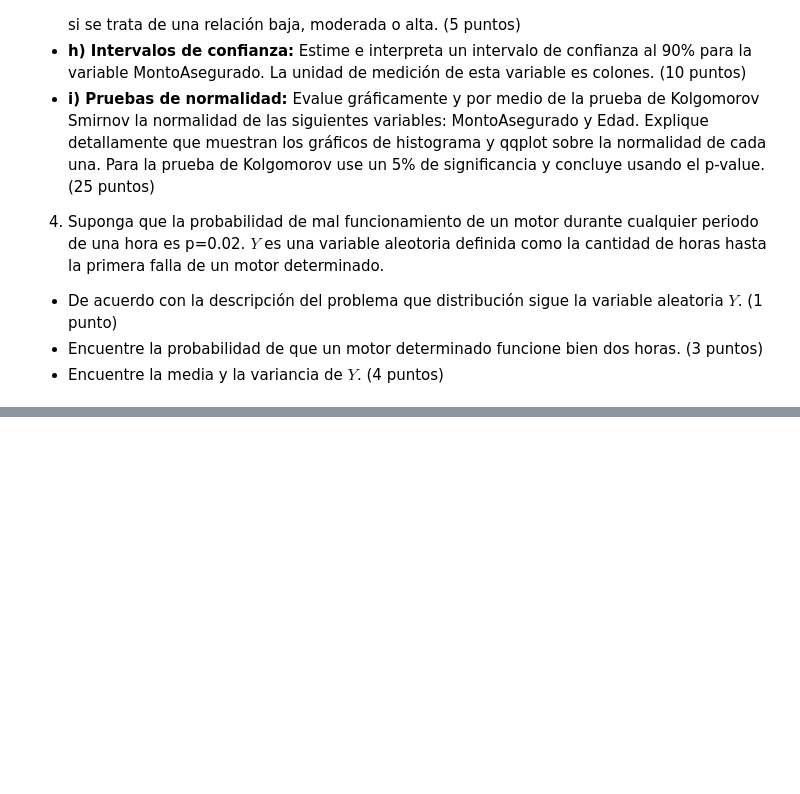
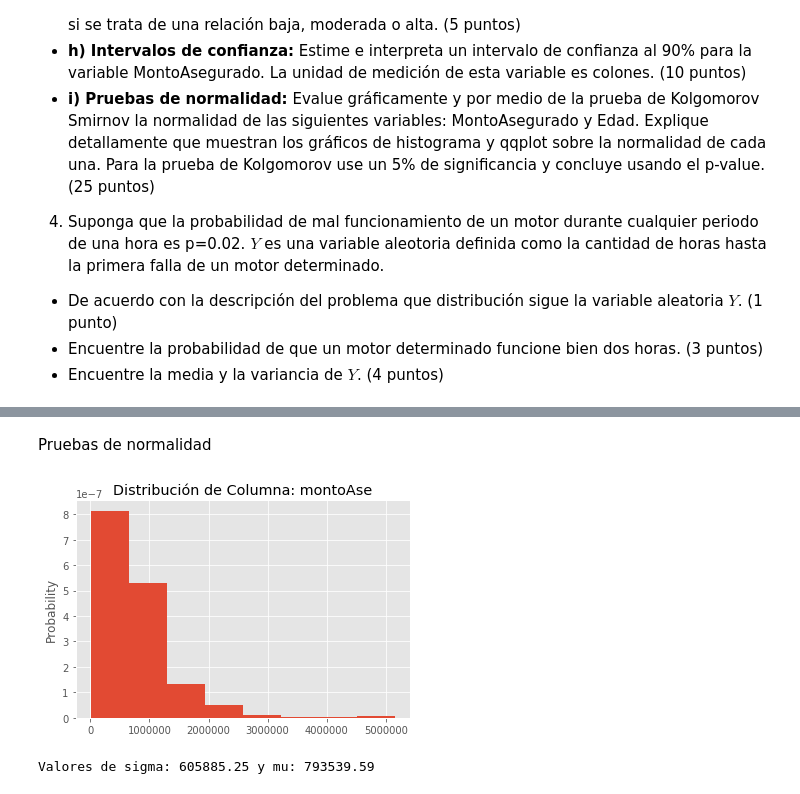
Before and after one commit to jpablofdez/DataScience, a Jupyter notebook: Estadistica/Quices/Quiz_1.ipynb, the cells around one changed output, grey strips where cells are left out. Drawn from its saved outputs; the diff is of its cells as text; code cells hidden in the pictures; blank space fills up the shorter version.

```diff
--- a/Estadistica/Quices/Quiz_1.ipynb
+++ b/Estadistica/Quices/Quiz_1.ipynb
@@ -45,0 +271,2 @@ Sea:
+# %%
+montoAse = data["MontoAsegurado"]
@@ -45,0 +295,14 @@ Sea:
+# %% [markdown]
+Pruebas de normalidad
+# %%
+
+sigma = np.std(montoAse)
+mu = np.mean(montoAse)
+
+sigma = round(sigma,2)
+mu = round(mu,2)
+MostrarDistribucion(montoAse,"montoAse",8)
+print("Valores de sigma: {} y mu: {}".format(sigma,mu))
+# %% [output]
+[figure, added]
+Valores de sigma: 605885.25 y mu: 793539.59
```
Also changed, not shown: parts of 24 cells of this notebook.
